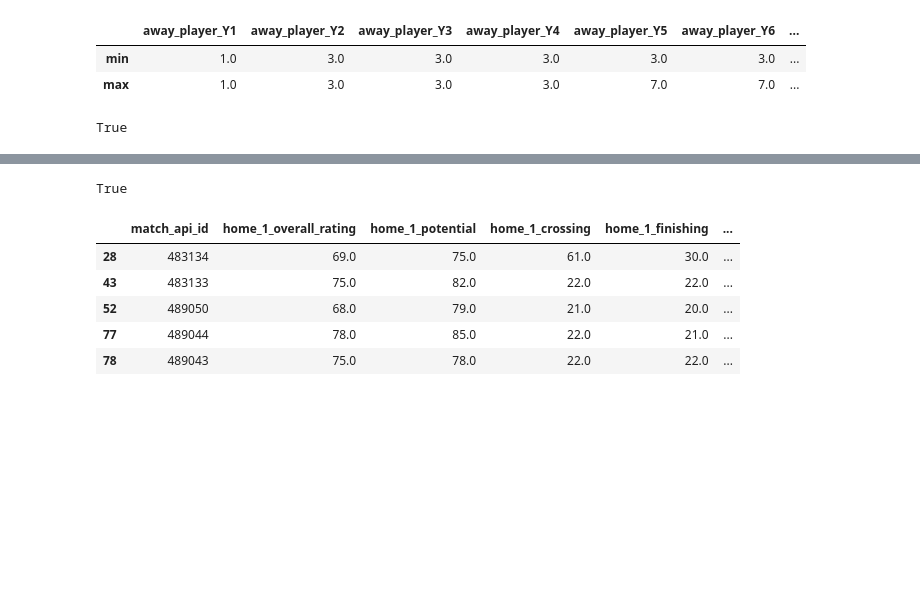
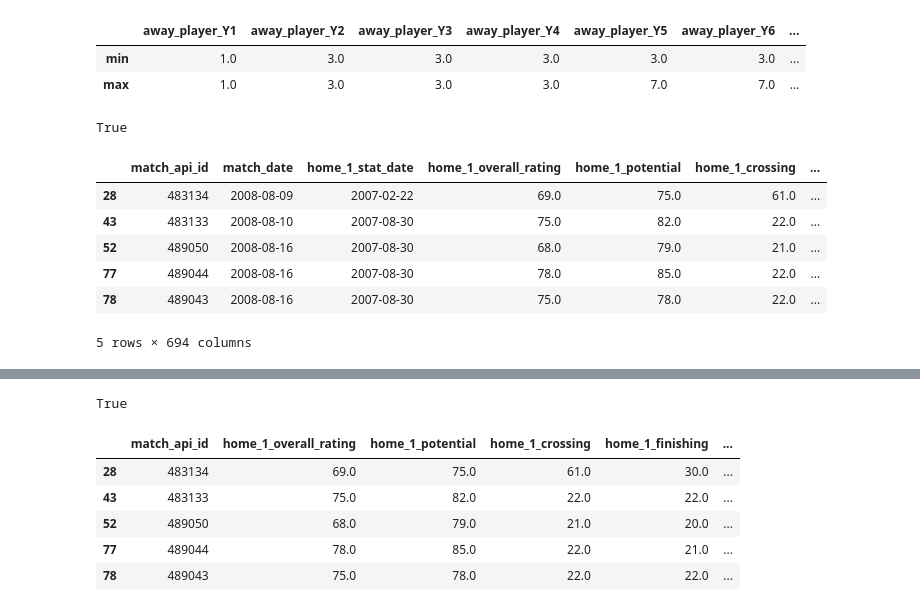
Before and after one commit to gwilli95/European_Soccer_EDA_XGBoost_Pipeline, a Jupyter notebook: notebooks/modeling_table.ipynb, the cells around one changed output, grey strips where cells are left out. Drawn from its saved outputs; the diff is of its cells as text; code cells hidden in the pictures; blank space fills up the shorter version.

```diff
--- a/notebooks/modeling_table.ipynb
+++ b/notebooks/modeling_table.ipynb
@@ -905,10 +886,3 @@ df_pa.head()
 | 3 | 4 | 218353 | 505942 | 2015-03-20 | 61.0 | 65.0 | right | ... |
 | 4 | 5 | 218353 | 505942 | 2007-02-22 | 61.0 | 65.0 | right | ... |
 5 rows × 42 columns
-# %%
-core_attributes = list(df_pa.columns)[4:-5]
-for object in ["preferred_foot", "attacking_work_rate", "defensive_work_rate"]:
-    core_attributes.remove(object)
-query_attributes = ", ".join(core_attributes)
-query_attributes
-alias_main_attributes = []
@@ -992,20 +911,2 @@ len(xy.home_player_Y1.unique()) == len(xy.away_player_Y1.unique()) == 1
 # %% [output]
 True
-# %%
-#running these outside the main loop saves on computing
-gk_attributes = list(df_pa.columns)[4:] #all the player stats, now including GK stats
-for object in ["preferred_foot", "attacking_work_rate", "defensive_work_rate"]:
-    gk_attributes.remove(object)
-
-home_alias_gk_attributes = []
-away_alias_gk_attributes = []
-
-for team in ["home", "away"]:
-    for att in gk_attributes:
-        if team == "home":
-            home_alias_gk_attributes.append(f"{att} AS home_1_{att}")
-        else:
-            away_alias_gk_attributes.append(f"{att} AS away_1_{att}")
-
-query_home_alias_gk_attributes = ", ".join(home_alias_gk_attributes)
-query_away_alias_gk_attributes = ", ".join(away_alias_gk_attributes)
@@ -1047,0 +913,21 @@ for team in ["home", "away"]:
+# %%
+all_atts = list(df_pa.columns)[4:]
+core_atts = list(df_pa.columns)[4:-5] #Without goalkeeper attributes
+for object in ["preferred_foot", "attacking_work_rate", "defensive_work_rate"]:
+    all_atts.remove(object)
+    core_atts.remove(object)
+    #Encoding the categorical player attributes somehow--turning that into some kind of aggregated
+    #value (e.g., most common) for each team and even trying to derive some sort of relationship between teams--
+    #doesn't seem useful for the model or worth the time and inter-team computation.
+# %%
+df = join_player_attributes(all_attributes = all_atts, core_attributes = core_atts)
+# %%
+df.head()
+# %% [output]
+|  | match_api_id | match_date | home_1_stat_date | home_1_overall_rating | home_1_potential | home_1_crossing | ... |
+| 28 | 483134 | 2008-08-09 | 2007-02-22 | 69.0 | 75.0 | 61.0 | ... |
+| 43 | 483133 | 2008-08-10 | 2007-08-30 | 75.0 | 82.0 | 22.0 | ... |
+| 52 | 489050 | 2008-08-16 | 2007-08-30 | 68.0 | 79.0 | 21.0 | ... |
+| 77 | 489044 | 2008-08-16 | 2007-08-30 | 78.0 | 85.0 | 22.0 | ... |
+| 78 | 489043 | 2008-08-16 | 2007-08-30 | 75.0 | 78.0 | 22.0 | ... |
+5 rows × 694 columns
```
Also changed, not shown: parts of 87 cells of this notebook, 2 other files.
